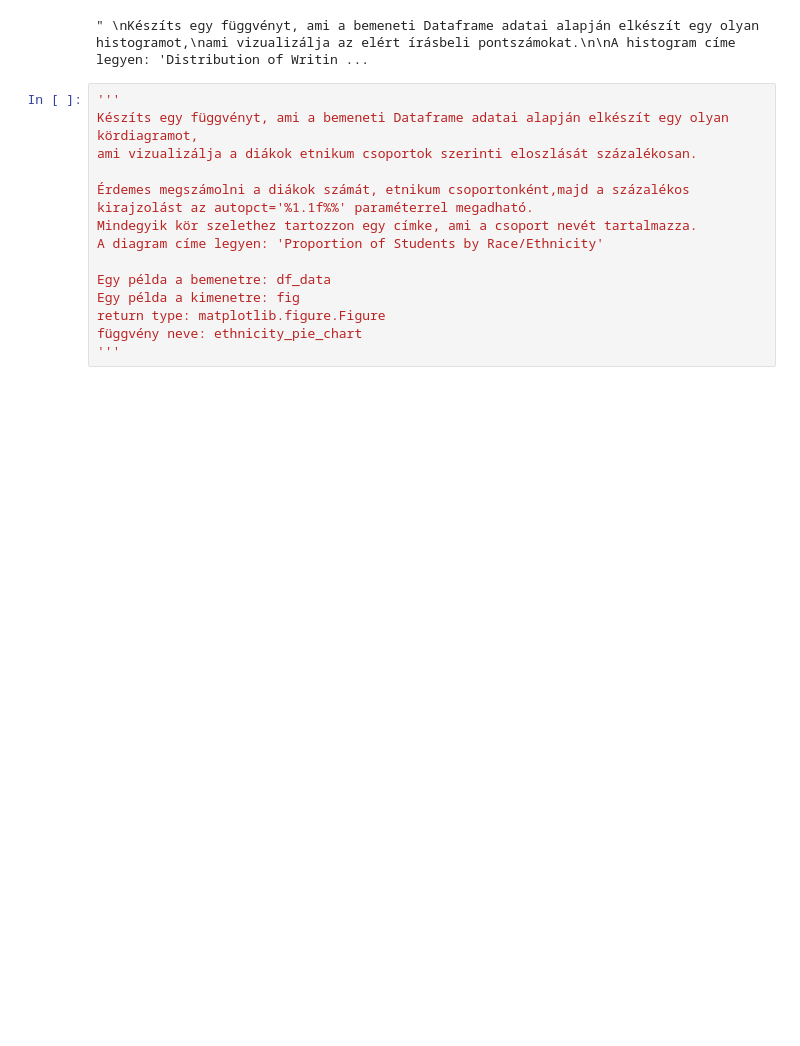
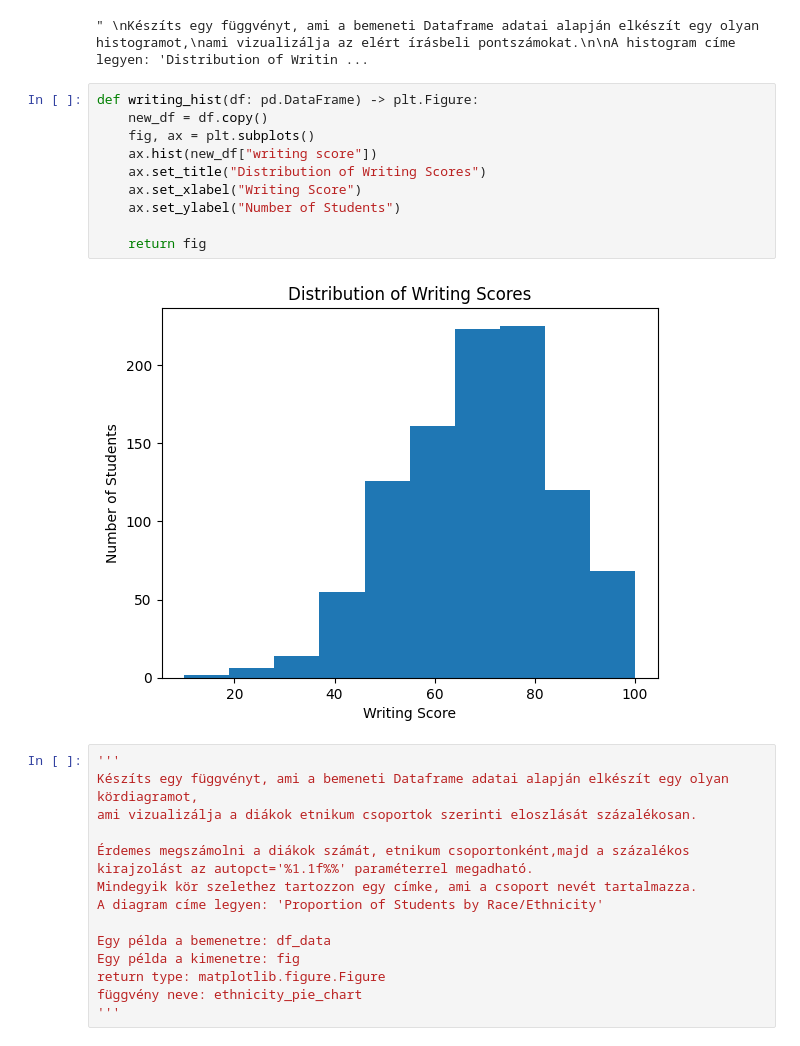
Before and after one commit to jeje468/BEVADAT2022232, a Jupyter notebook: HAZI/HAZI04/HAZI04.ipynb, the cells around one changed output. Saved outputs shown, nothing was run; the diff lists cells and outputs as text; blank space fills up the shorter version.

```diff
--- a/HAZI/HAZI04/HAZI04.ipynb
+++ b/HAZI/HAZI04/HAZI04.ipynb
@@ -168,6 +319,18 @@ függvény neve: writing_hist
 '''
 # %% [output]
 " \nKészíts egy függvényt, ami a bemeneti Dataframe adatai alapján elkészít egy olyan histogramot,\nami vizualizálja az elért írásbeli pontszámokat.\n\nA histogram címe legyen: 'Distribution of Writin ...
+# %%
+def writing_hist(df: pd.DataFrame) -> plt.Figure:
+    new_df = df.copy()
+    fig, ax = plt.subplots()
+    ax.hist(new_df["writing score"])
+    ax.set_title("Distribution of Writing Scores")
+    ax.set_xlabel("Writing Score")
+    ax.set_ylabel("Number of Students")
+
+    return fig
+# %% [output]
+[figure, added]
 # %%
 '''
 Készíts egy függvényt, ami a bemeneti Dataframe adatai alapján elkészít egy olyan kördiagramot,
```
Also changed, not shown: parts of 10 cells of this notebook, 3 other files.
